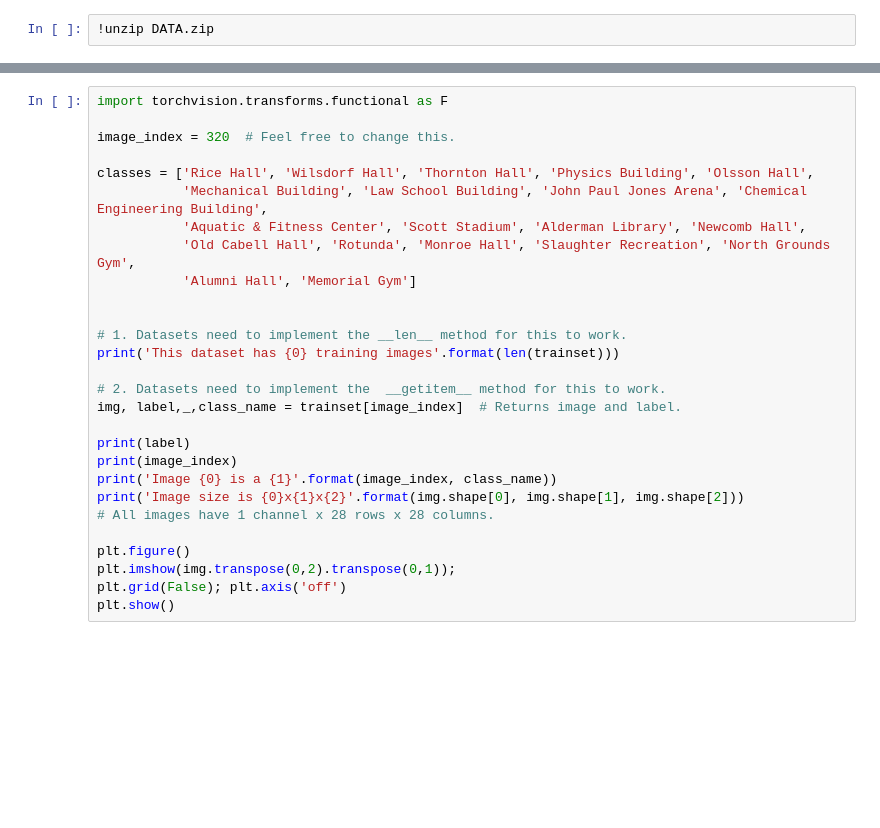
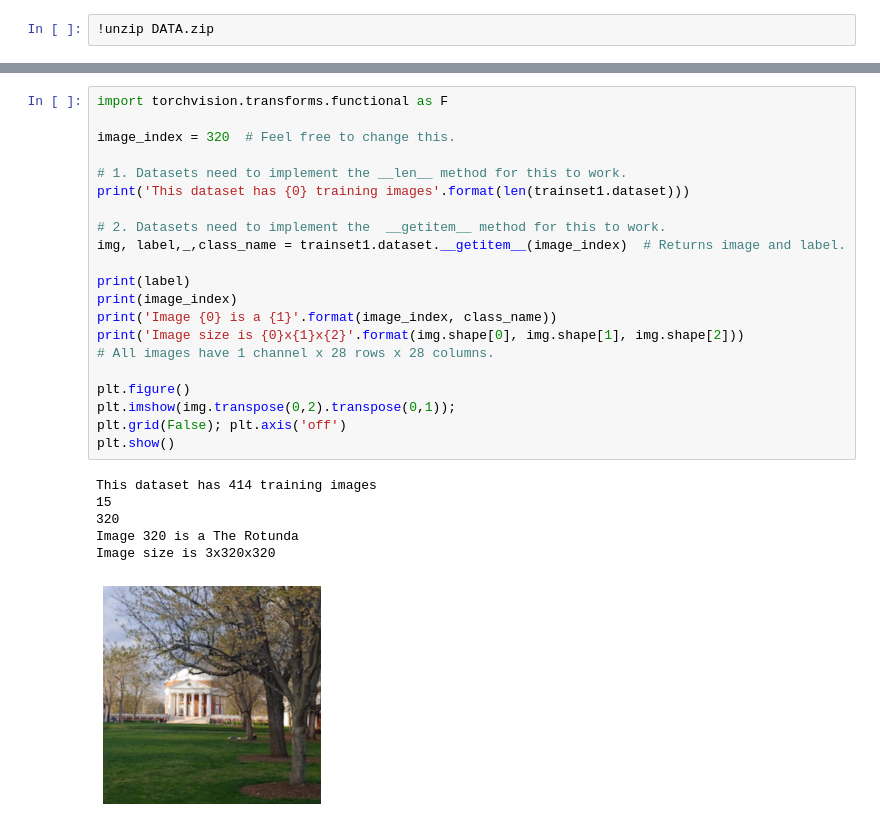
Before and after one commit to soneyahossain/deep_learning_project, a Jupyter notebook: deep_learning_project.ipynb, the cells around one changed output, grey strips where cells are left out. Drawn from its saved outputs; the diff is of its cells as text; blank space fills up the shorter version.

```diff
--- a/deep_learning_project.ipynb
+++ b/deep_learning_project.ipynb
@@ -92,31 +104,31 @@ plt.imshow(my_image.transpose(0,2).transpose(0,1));
 # %%
 import torchvision.transforms.functional as F
 
 image_index = 320  # Feel free to change this.
 
-classes = ['Rice Hall', 'Wilsdorf Hall', 'Thornton Hall', 'Physics Building', 'Olsson Hall',
-           'Mechanical Building', 'Law School Building', 'John Paul Jones Arena', 'Chemical Engineering Building',
-           'Aquatic & Fitness Center', 'Scott Stadium', 'Alderman Library', 'Newcomb Hall',
-           'Old Cabell Hall', 'Rotunda', 'Monroe Hall', 'Slaughter Recreation', 'North Grounds Gym',
-           'Alumni Hall', 'Memorial Gym']
-
-
 # 1. Datasets need to implement the __len__ method for this to work.
-print('This dataset has {0} training images'.format(len(trainset)))
+print('This dataset has {0} training images'.format(len(trainset1.dataset)))
 
 # 2. Datasets need to implement the  __getitem__ method for this to work.
-img, label,_,class_name = trainset[image_index]  # Returns image and label.
+img, label,_,class_name = trainset1.dataset.__getitem__(image_index)  # Returns image and label.
 
 print(label)
 print(image_index)
 print('Image {0} is a {1}'.format(image_index, class_name))
 print('Image size is {0}x{1}x{2}'.format(img.shape[0], img.shape[1], img.shape[2]))
 # All images have 1 channel x 28 rows x 28 columns.
 
 plt.figure()
 plt.imshow(img.transpose(0,2).transpose(0,1));
 plt.grid(False); plt.axis('off')
 plt.show()
+# %% [output]
+This dataset has 414 training images
+15
+320
+Image 320 is a The Rotunda
+Image size is 3x320x320
+[figure, added]
 # %%
 # Softmax function: exp(a) / sum(exp(a))
 # Note that this function works for tensors of any shape, it is not a scalar function.
```
Also changed, not shown: parts of 5 cells of this notebook.
